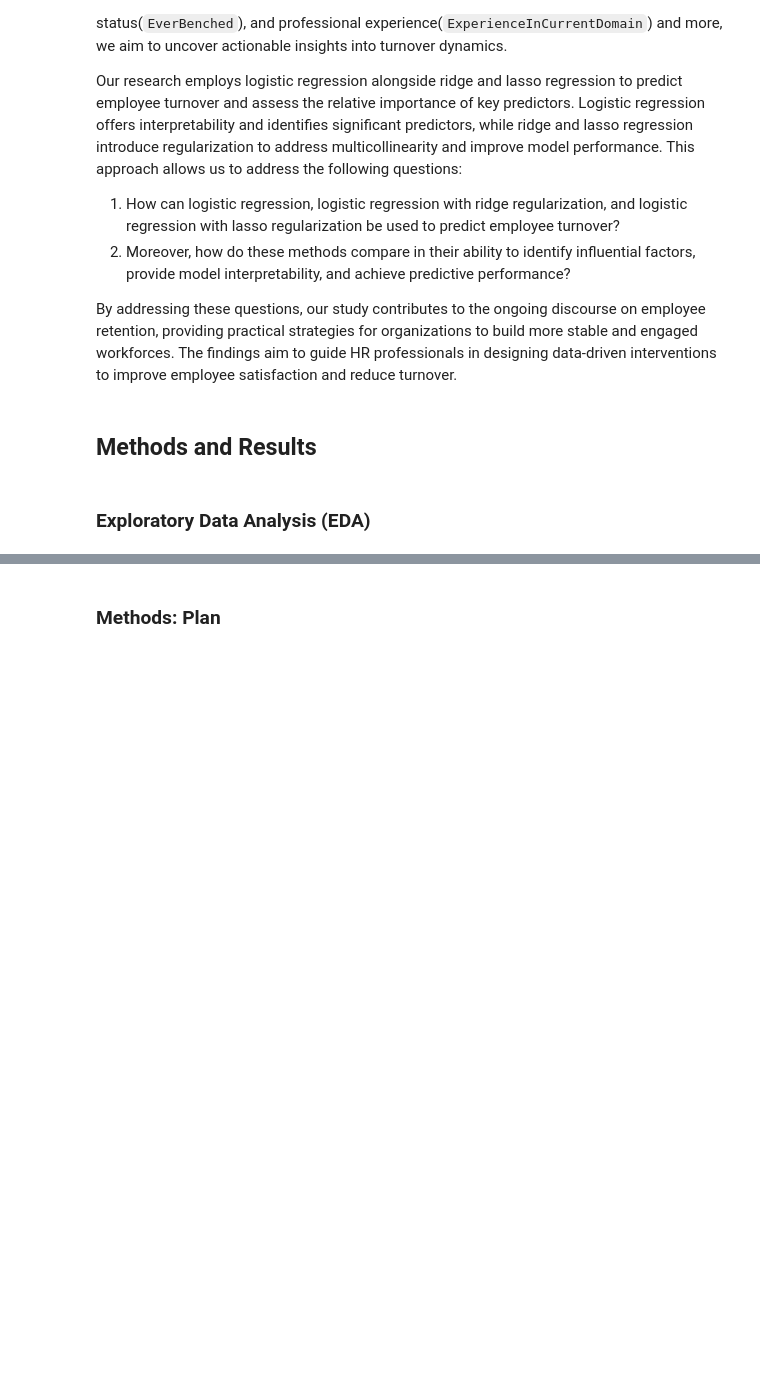
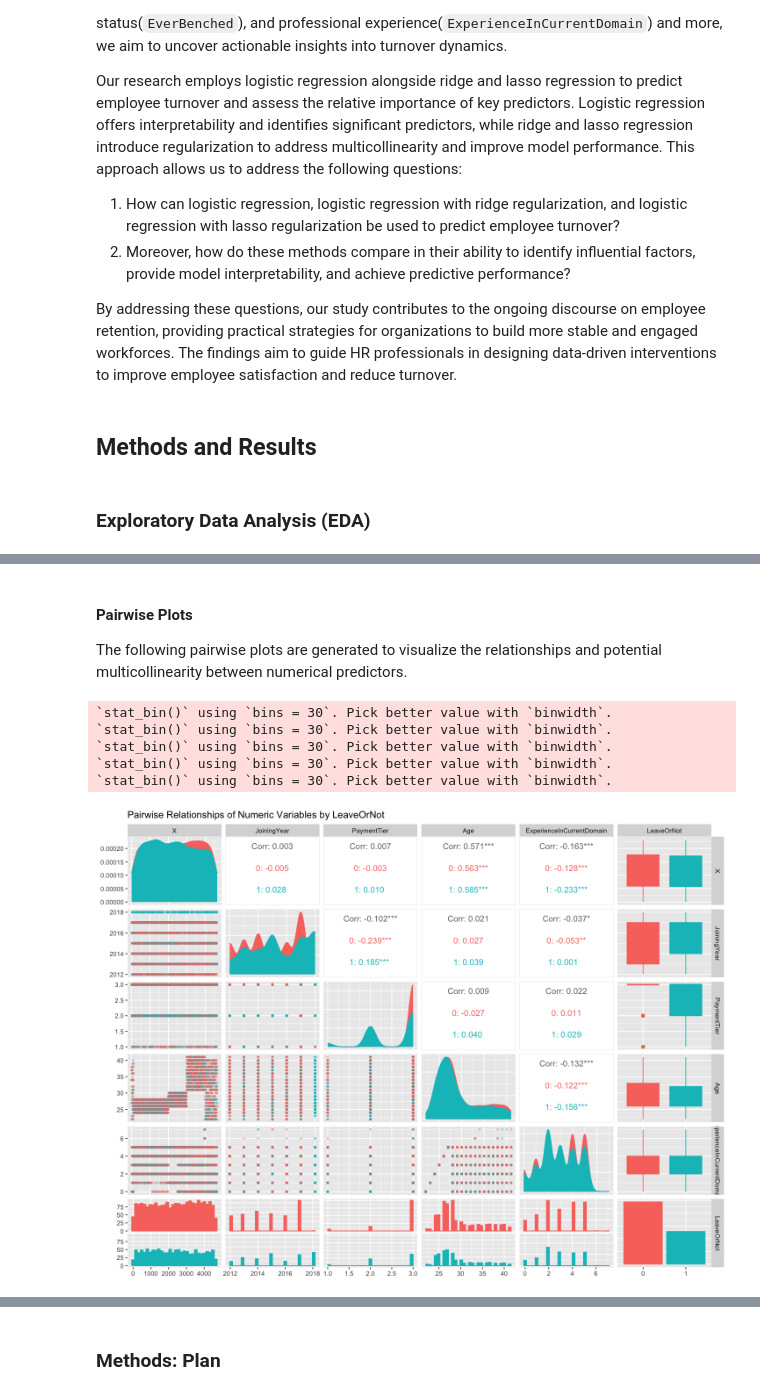
Before and after one commit to vivaanjhaveri/employee-dataset, a Jupyter notebook: final_report.ipynb, the cells around one changed output, grey strips where cells are left out. Drawn from its saved outputs; the diff is of its cells as text; code cells hidden in the pictures; blank space fills up the shorter version.

```diff
--- a/final_report.ipynb
+++ b/final_report.ipynb
@@ -49,0 +134,20 @@ Your EDA must be comprehensive with high quality plots.
+# %% [markdown]
+#### Pairwise Plots
+The following pairwise plots are generated to visualize the relationships and potential multicollinearity between numerical predictors.
+# %%
+options(repr.plot.width = 12, repr.plot.height = 9)
+
+# Create ggpairs plot for all numeric variables
+ggpairs(numeric_vars,
+        aes(color = LeaveOrNot, fill = LeaveOrNot),
+        title = "Pairwise Relationships of Numeric Variables by LeaveOrNot",
+        upper = list(continuous = wrap("cor", size = 4)),
+        lower = list(continuous = wrap("points", alpha = 0.3, size = 1)),
+        diag = list(continuous = wrap("densityDiag")))
+# %% [output]
+`stat_bin()` using `bins = 30`. Pick better value with `binwidth`.
+`stat_bin()` using `bins = 30`. Pick better value with `binwidth`.
+`stat_bin()` using `bins = 30`. Pick better value with `binwidth`.
+`stat_bin()` using `bins = 30`. Pick better value with `binwidth`.
+`stat_bin()` using `bins = 30`. Pick better value with `binwidth`.
+[figure, added]
```
Also changed, not shown: parts of 13 cells of this notebook.
